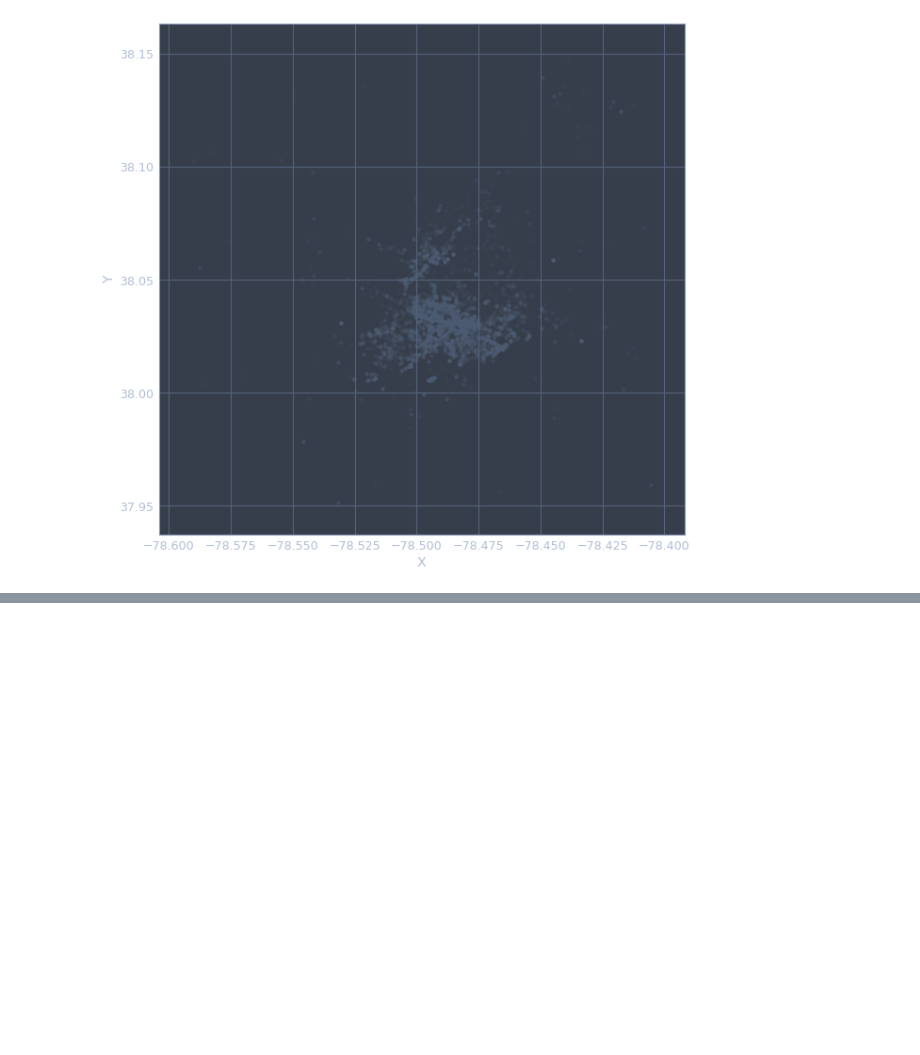
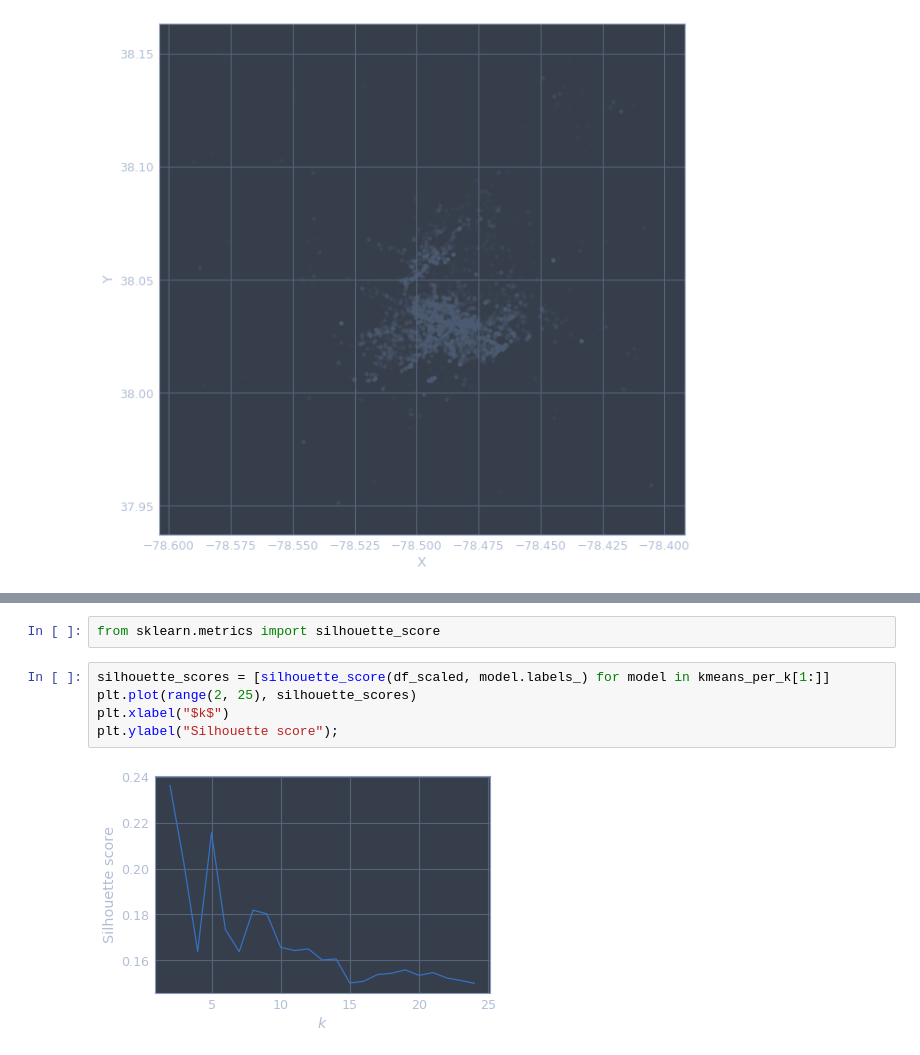
Before and after one commit to auhcheng/cville-crime, a Jupyter notebook: arrests-analysis.ipynb, the cells around one changed output, grey strips where cells are left out. Cells and saved outputs as stored; diff of their text form; blank space fills up the shorter version.

```diff
--- a/arrests-analysis.ipynb
+++ b/arrests-analysis.ipynb
@@ -238,0 +257,9 @@ df.plot(kind="scatter", x='X', y='Y', alpha=0.1, figsize=(10, 10));
+# %%
+from sklearn.metrics import silhouette_score
+# %%
+silhouette_scores = [silhouette_score(df_scaled, model.labels_) for model in kmeans_per_k[1:]]
+plt.plot(range(2, 25), silhouette_scores)
+plt.xlabel("$k$")
+plt.ylabel("Silhouette score");
+# %% [output]
+[figure, added]
```
Also changed, not shown: parts of 17 cells of this notebook.
